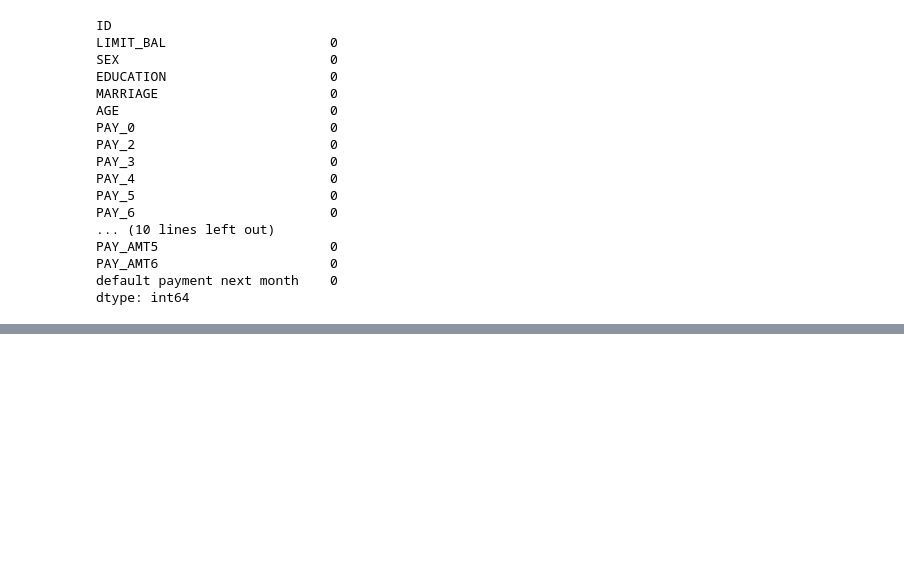
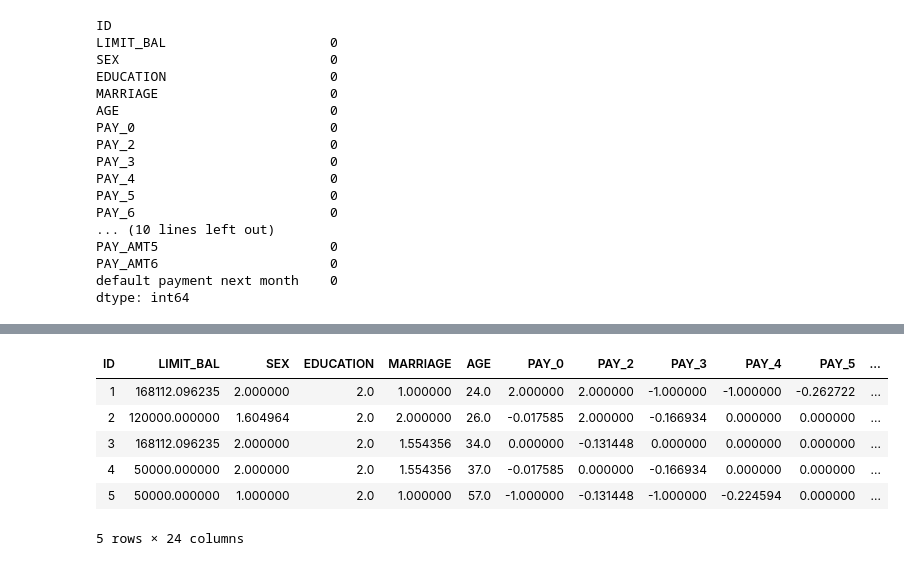
Before and after one commit to ZipCodeCore/DataEngineering.Labs.Libraries, a Jupyter notebook: Pandas - Part 4 (df problems, missing data)/Pandas Basics - Pt. 4.ipynb, the cells around one changed output, grey strips where cells are left out. Cells and saved outputs as stored; diff of their text form; code cells hidden in the pictures; blank space fills up the shorter version.

```diff
--- a/Pandas - Part 4 (df problems, missing data)/Pandas Basics - Pt. 4.ipynb
+++ b/Pandas - Part 4 (df problems, missing data)/Pandas Basics - Pt. 4.ipynb
@@ -158,0 +250,14 @@ Looks like we got lucky again :) Let's make things harder on ourselves and rando
+# %%
+filled_with_mean = data_with_nans.fillna(data_with_nans.mean())
+# %%
+#Show the first few rows of the new df. Confirm the values that were NaN are now filled with the mean for the column.
+
+filled_with_mean.head()
+# %% [output]
+| ID | LIMIT_BAL | SEX | EDUCATION | MARRIAGE | AGE | PAY_0 | PAY_2 | PAY_3 | PAY_4 | PAY_5 | ... |
+| 1 | 168112.096235 | 2.000000 | 2.0 | 1.000000 | 24.0 | 2.000000 | 2.000000 | -1.000000 | -1.000000 | -0.262722 | ... |
+| 2 | 120000.000000 | 1.604964 | 2.0 | 2.000000 | 26.0 | -0.017585 | 2.000000 | -0.166934 | 0.000000 | 0.000000 | ... |
+| 3 | 168112.096235 | 2.000000 | 2.0 | 1.554356 | 34.0 | 0.000000 | -0.131448 | 0.000000 | 0.000000 | 0.000000 | ... |
+| 4 | 50000.000000 | 2.000000 | 2.0 | 1.554356 | 37.0 | -0.017585 | 0.000000 | -0.166934 | 0.000000 | 0.000000 | ... |
+| 5 | 50000.000000 | 1.000000 | 2.0 | 1.000000 | 57.0 | -1.000000 | -0.131448 | -1.000000 | -0.224594 | 0.000000 | ... |
+5 rows × 24 columns
```
Also changed, not shown: parts of 13 cells of this notebook.
